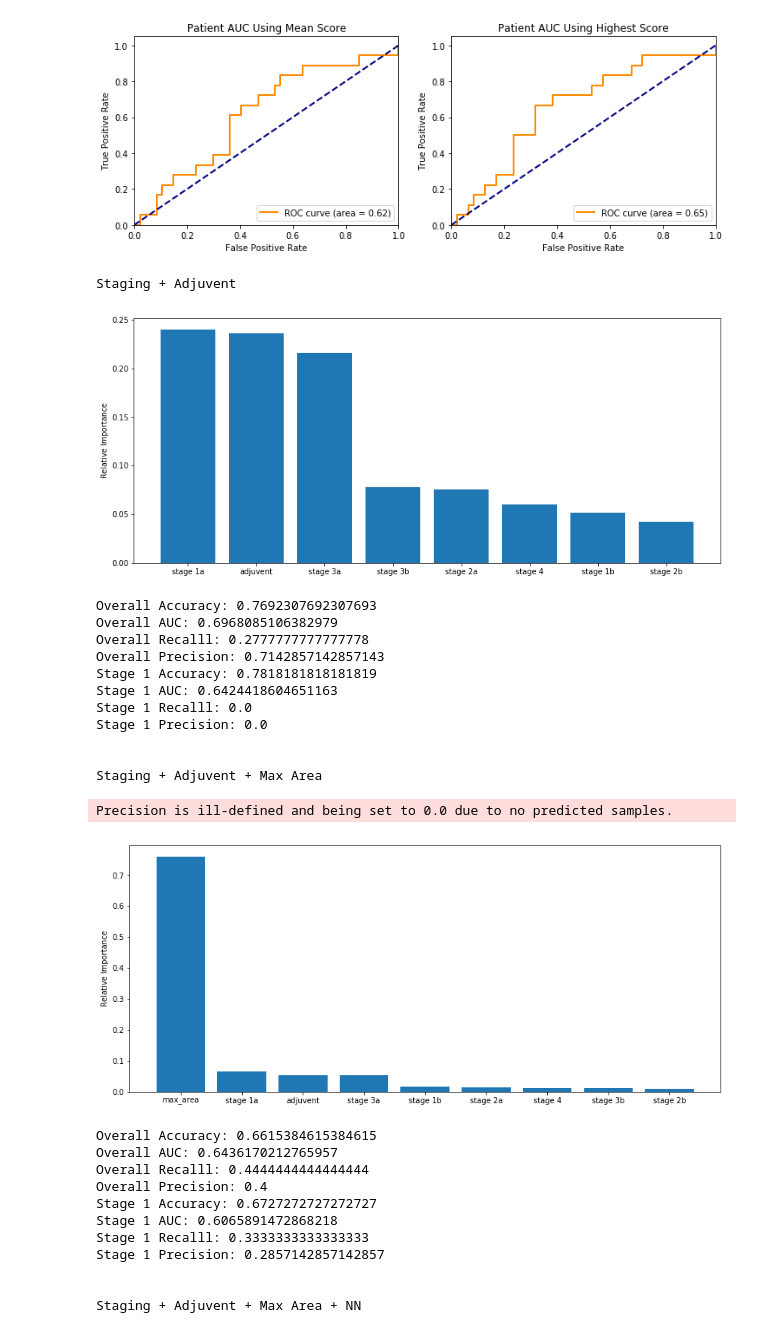
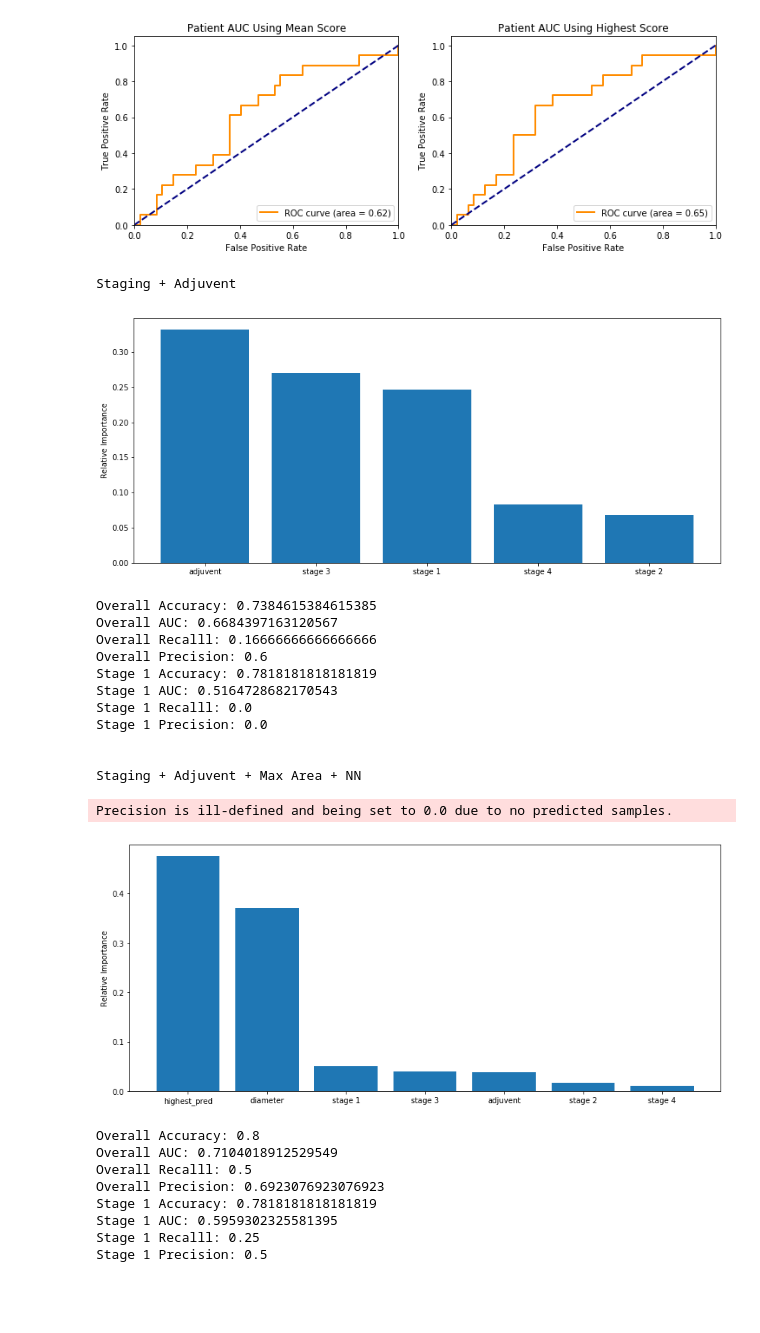
Before and after one commit to maggiebasta/lung-cancer-thesis, a Jupyter notebook: NLST/nlst_train.ipynb, the cells around one changed output. Drawn from its saved outputs; the diff is of its cells as text; code cells hidden in the pictures; blank space fills up the shorter version.

```diff
--- a/NLST/nlst_train.ipynb
+++ b/NLST/nlst_train.ipynb
@@ -148,12 +148,22 @@ for pid in df.pid:
 df['mean_pred'] = mean_preds
 df['highest_pred'] = highest_preds
 
+geometric_data = pkl.load(open(f'data/geometric_data.pkl', 'rb'))
+areas = []
+permiters = []
+diameters = []
+for pid in df.pid:
+    a, p, d = geometric_data[str(pid)]
+    areas.append(a)
+    permiters.append(p)
+    diameters.append(d)
+df['area'] = areas
+df['perimeter'] = permiters
+df['diameter'] = diameters
 
-areas = pkl.load(open(f'data/areas.pkl', 'rb'))
-max_areas = []
-for pid in df.pid:
-    max_areas.append(areas[str(pid)])
-df['max_area'] = max_areas
+df['stage 1'] = np.logical_or(df['stage 1a'], df['stage 1b'])
+df['stage 2'] = np.logical_or(df['stage 2a'], df['stage 2b'])
+df['stage 3'] = np.logical_or(df['stage 3a'], df['stage 3b'])
 
 
 train_ids = pkl.load(open('data/train_ids.pkl', 'rb'))
@@ -195,7 +205,7 @@ from sklearn.ensemble import RandomForestClassifier
 def evaluate(features):
     X = df_train[features]
     Y = df_train.recurrence
-    clf = RandomForestClassifier(n_estimators=15, random_state=10)
+    clf = RandomForestClassifier(n_estimators=40, random_state=11)
     clf.fit(X, Y)
 
     importances = clf.feature_importances_
@@ -232,49 +242,39 @@ def evaluate(features):
 # %%
 print("Staging + Adjuvent")
 evaluate([
-    'adjuvent', 'stage 1a', 'stage 1b',
-    'stage 2a', 'stage 2b', 'stage 3a',
-    'stage 3b', 'stage 4'
+    'adjuvent', 'stage 1', 'stage 2', 'stage 3',
+    'stage 4'
 ])
-print()
-print("\nStaging + Adjuvent + Max Area")
-evaluate([
-    'adjuvent', 'stage 1a', 'stage 1b',
-    'stage 2a', 'stage 2b', 'stage 3a',
-    'stage 3b', 'stage 4', 'max_area'
-])
+
 print()
 print("\nStaging + Adjuvent + Max Area + NN")
 evaluate([
-    'adjuvent', 'stage 1a', 'stage 1b',
-    'stage 2a', 'stage 2b', 'stage 3a',
-    'stage 3b', 'stage 4', 'max_area',
-    'mean_pred'
+    'adjuvent', 'stage 1', 'stage 2',
+    'stage 3','stage 4', 'highest_pred',
+    'diameter',
+#     'area', 'perimeter',
 ])
 # %% [output]
 Staging + Adjuvent
-[figure, old version]
+[figure, new version]
-Overall Accuracy: 0.7692307692307693
-Overall AUC: 0.6968085106382979
-Overall Recalll: 0.2777777777777778
-Overall Precision: 0.7142857142857143
+Overall Accuracy: 0.7384615384615385
+Overall AUC: 0.6684397163120567
+Overall Recalll: 0.16666666666666666
+Overall Precision: 0.6
 Stage 1 Accuracy: 0.7818181818181819
-Stage 1 AUC: 0.6424418604651163
+Stage 1 AUC: 0.5164728682170543
 Stage 1 Recalll: 0.0
 Stage 1 Precision: 0.0
 
 
-Staging + Adjuvent + Max Area
+Staging + Adjuvent + Max Area + NN
 Precision is ill-defined and being set to 0.0 due to no predicted samples.
-[figure, old version]
+[figure, new version]
-Overall Accuracy: 0.6615384615384615
-Overall AUC: 0.6436170212765957
-Overall Recalll: 0.4444444444444444
-Overall Precision: 0.4
-Stage 1 Accuracy: 0.6727272727272727
-Stage 1 AUC: 0.6065891472868218
-Stage 1 Recalll: 0.3333333333333333
-Stage 1 Precision: 0.2857142857142857
-
-
-Staging + Adjuvent + Max Area + NN
+Overall Accuracy: 0.8
+Overall AUC: 0.7104018912529549
+Overall Recalll: 0.5
+Overall Precision: 0.6923076923076923
+Stage 1 Accuracy: 0.7818181818181819
+Stage 1 AUC: 0.5959302325581395
+Stage 1 Recalll: 0.25
+Stage 1 Precision: 0.5
```
Also changed, not shown: parts of 1 cell of this notebook, 2 other files.
